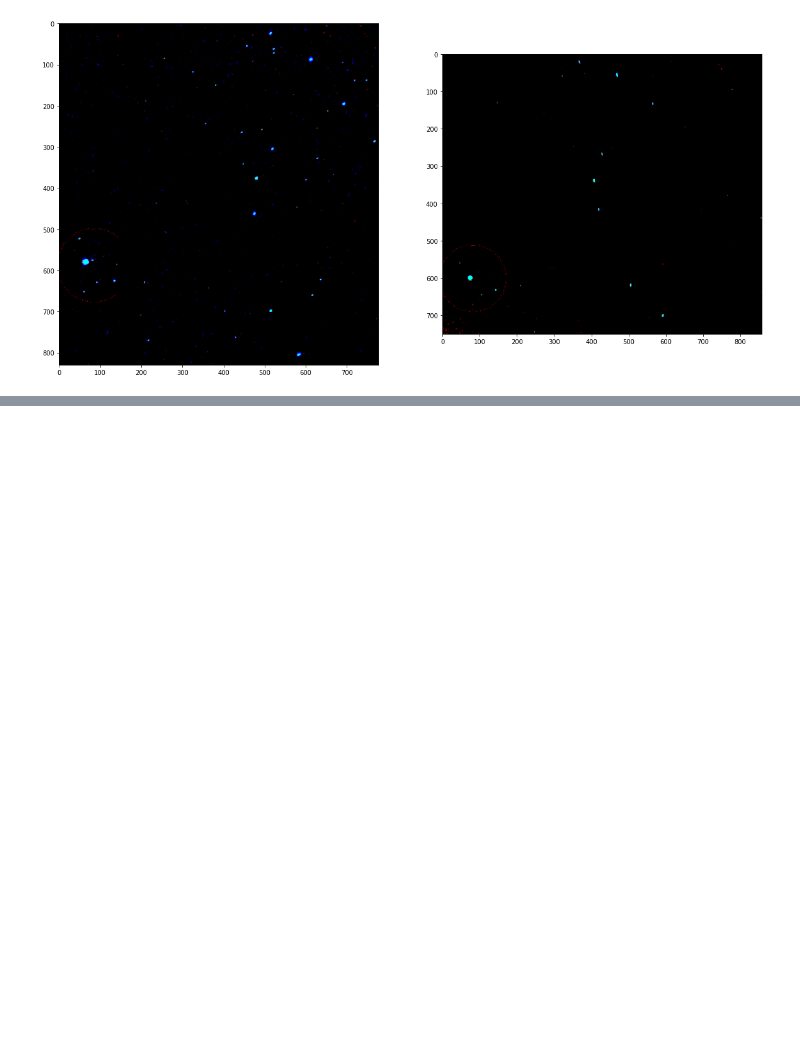
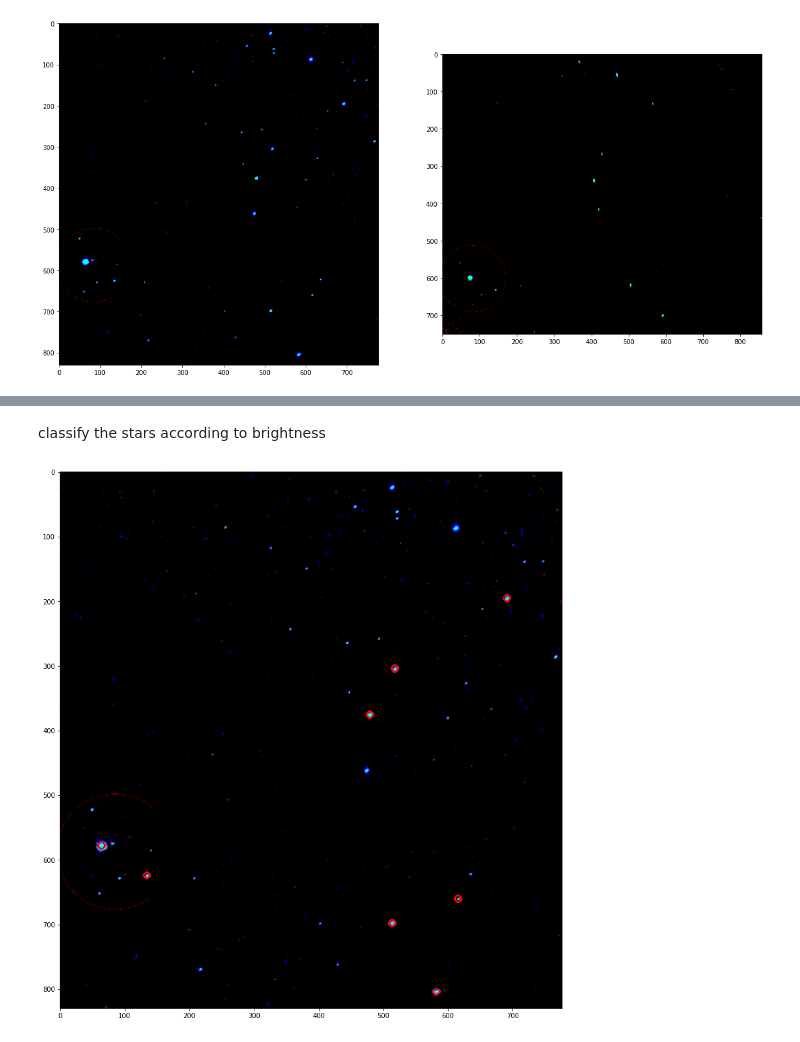
Before and after one commit to JeffTheHacker/Solar-sail-localization, a Jupyter notebook: codebase/StarRecognition.ipynb, the cells around one changed output, grey strips where cells are left out. Saved outputs shown, nothing was run; the diff lists cells and outputs as text; code cells hidden in the pictures; blank space fills up the shorter version.

Commit message:
added star localization script

```diff
--- a/codebase/StarRecognition.ipynb
+++ b/codebase/StarRecognition.ipynb
@@ -191,3 +66,0 @@ plt.imshow(result)
-# %%
-result, coor = countourCenter(pic1,MIN_THRESH = 1)
-plt.imshow(result)
@@ -201,0 +76,41 @@ print(coor)
+# %% [markdown]
+classify the stars according to brightness
+# %%
+def arrayOfBrightest(image, topN, cnts, coor, MIN_THRESH = 1):
+    gray = cv2.cvtColor(image, cv2.COLOR_BGR2GRAY)
+    means = []
+    topNArray = []
+    for contour in cnts:
+        if cv2.contourArea(contour) > MIN_THRESH:
+            mean, stddev = getContourStat(contour, gray)
+            means.append(mean[0][0])
+    count = 0
+    while count < topN:
+        index = means.index(max(means))
+        topNArray.append(index)
+        means[index] = -1
+        count += 1
+    count = 0
+    while count < topN:
+        topNArray[count] = coor[topNArray[count]]
+        count += 1
+    return topNArray
+
+
+
+def getContourStat(contour,image):
+    mask = np.zeros(image.shape,dtype="uint8")
+    cv2.drawContours(mask, [contour], -1, 255, -1)
+    mean,stddev = cv2.meanStdDev(image,mask=mask)
+    return mean, stddev
+
+
+def drawCircles(topNArray,img):
+    for i in topNArray:
+        cv2.circle(img, (int(i[0]),int(i[1])), 5, (255,0,0), thickness=2)
+    plt.imshow(img)
+
+topNArray = arrayOfBrightest(pic1.copy(),8,cnts1,coor1)
+drawCircles(topNArray,pic1.copy())
+# %% [output]
+[figure, added]
```
Also changed, not shown: parts of 22 cells of this notebook.
